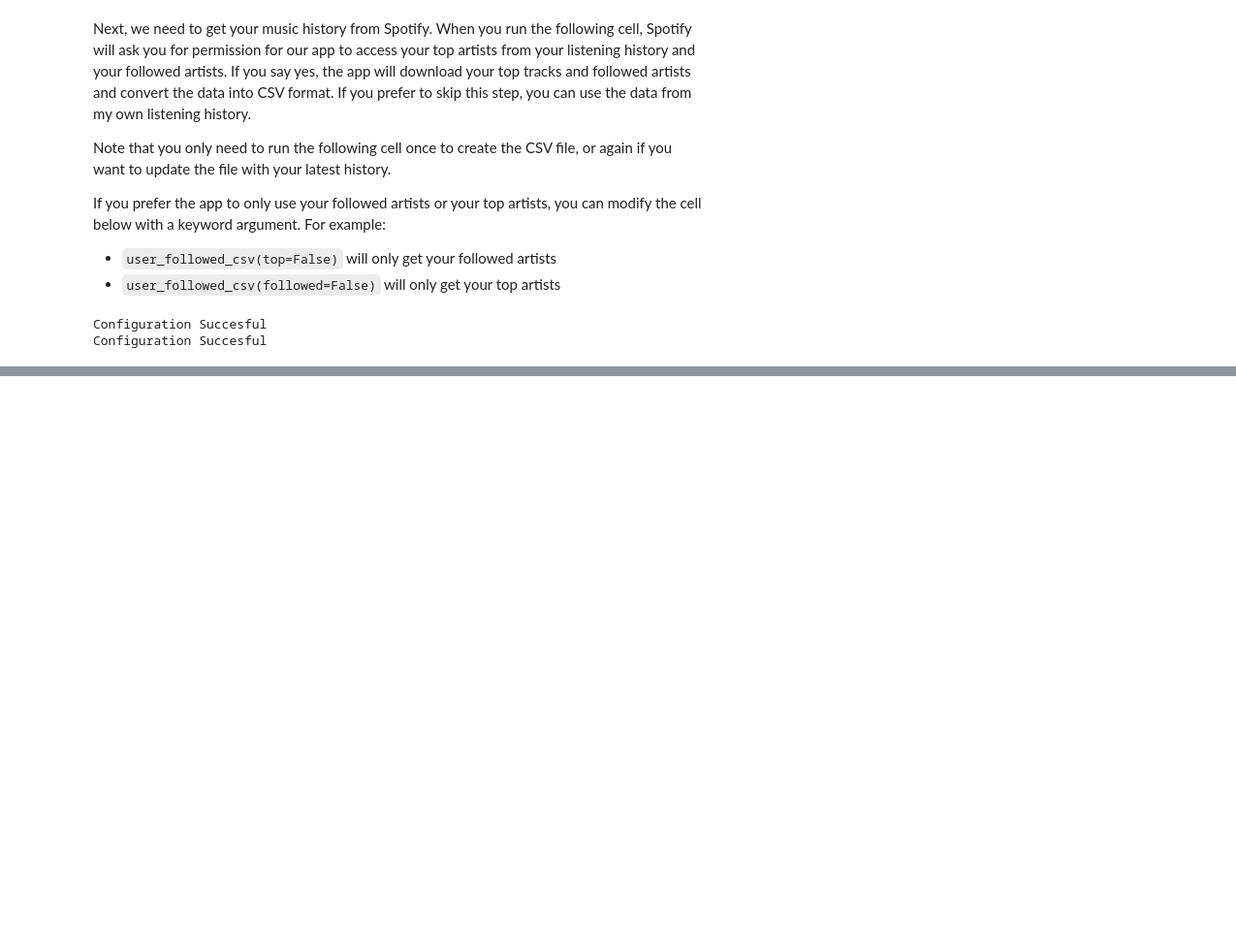
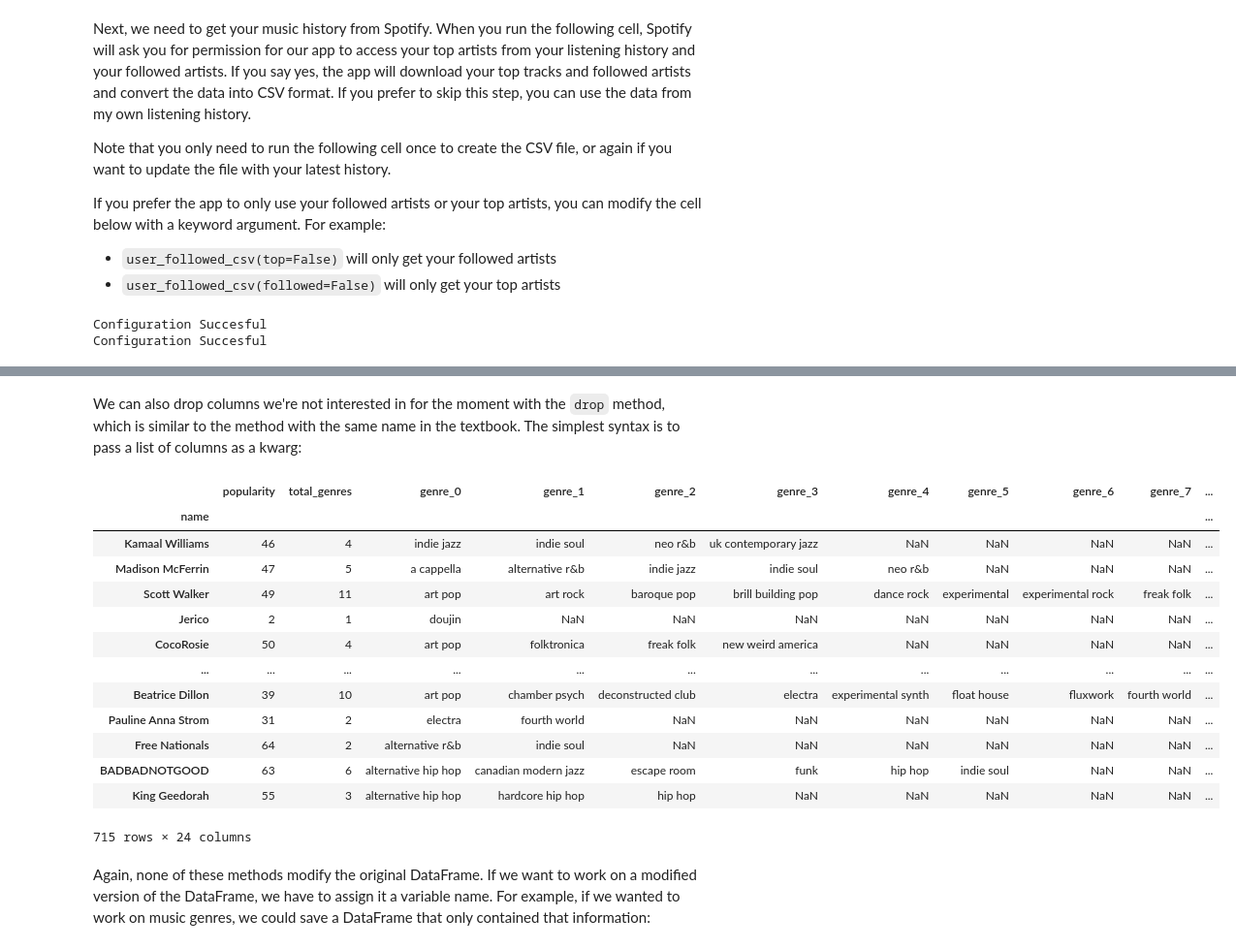
Before and after one commit to JimmyLamothe/dataspot, a Jupyter notebook: dataspot.ipynb, the cells around one changed output, grey strips where cells are left out. Shown: that part at 97% size. Drawn from its saved outputs; the diff is of its cells as text; code cells hidden in the pictures; blank space fills up the shorter version.

```diff
--- a/dataspot.ipynb
+++ b/dataspot.ipynb
@@ -61,0 +155,21 @@ Name: popularity, Length: 715, dtype: int64
+# %% [markdown]
+We can also drop columns we're not interested in for the moment with the `drop` method, which is similar to the method with the same name in the textbook. The simplest syntax is to pass a list of columns as a kwarg:
+# %%
+user_artists.drop(columns=['followers'])
+# %% [output]
+|  | popularity | total_genres | genre_0 | genre_1 | genre_2 | genre_3 | genre_4 | genre_5 | genre_6 | genre_7 | ... |
+| name |  |  |  |  |  |  |  |  |  |  | ... |
+| Kamaal Williams | 46 | 4 | indie jazz | indie soul | neo r&b | uk contemporary jazz | NaN | NaN | NaN | NaN | ... |
+| Madison McFerrin | 47 | 5 | a cappella | alternative r&b | indie jazz | indie soul | neo r&b | NaN | NaN | NaN | ... |
+| Scott Walker | 49 | 11 | art pop | art rock | baroque pop | brill building pop | dance rock | experimental | experimental rock | freak folk | ... |
+| Jerico | 2 | 1 | doujin | NaN | NaN | NaN | NaN | NaN | NaN | NaN | ... |
+| CocoRosie | 50 | 4 | art pop | folktronica | freak folk | new weird america | NaN | NaN | NaN | NaN | ... |
+| ... | ... | ... | ... | ... | ... | ... | ... | ... | ... | ... | ... |
+| Beatrice Dillon | 39 | 10 | art pop | chamber psych | deconstructed club | electra | experimental synth | float house | fluxwork | fourth world | ... |
+| Pauline Anna Strom | 31 | 2 | electra | fourth world | NaN | NaN | NaN | NaN | NaN | NaN | ... |
+| Free Nationals | 64 | 2 | alternative r&b | indie soul | NaN | NaN | NaN | NaN | NaN | NaN | ... |
+| BADBADNOTGOOD | 63 | 6 | alternative hip hop | canadian modern jazz | escape room | funk | hip hop | indie soul | NaN | NaN | ... |
+| King Geedorah | 55 | 3 | alternative hip hop | hardcore hip hop | hip hop | NaN | NaN | NaN | NaN | NaN | ... |
+715 rows × 24 columns
+# %% [markdown]
+Again, none of these methods modify the original DataFrame. If we want to work on a modified version of the DataFrame, we have to assign it a variable name. For example, if we wanted to work on music genres, we could save a DataFrame that only contained that information:
```
Also changed, not shown: parts of 38 cells of this notebook.
